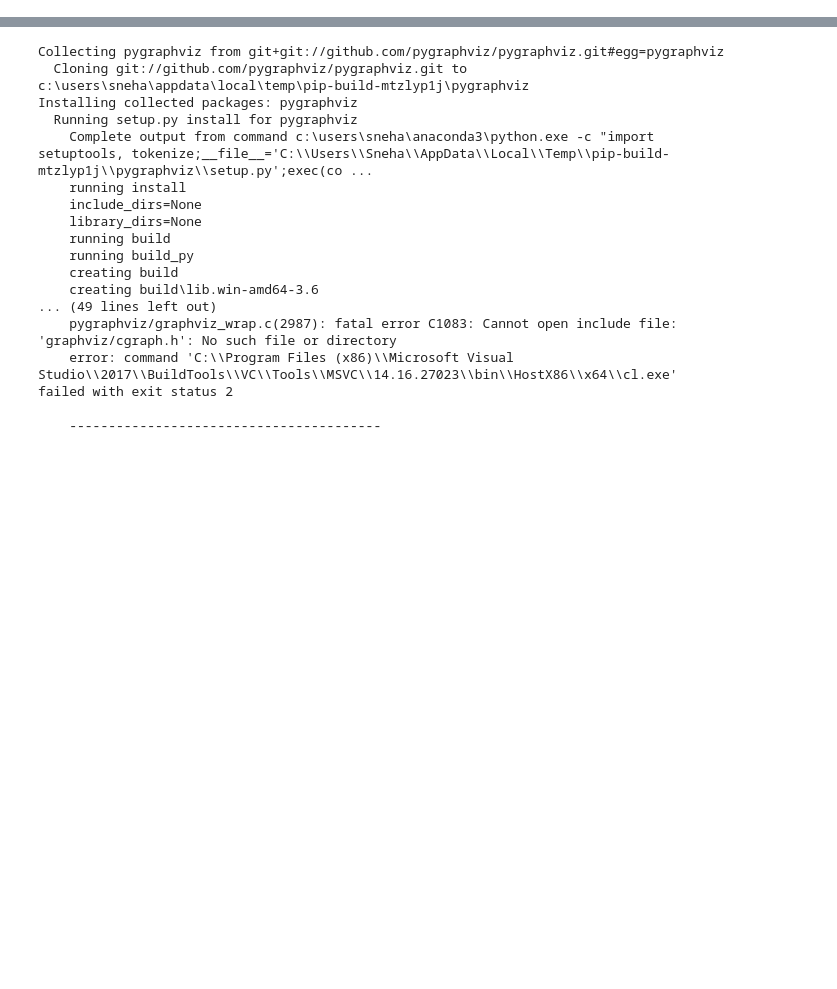
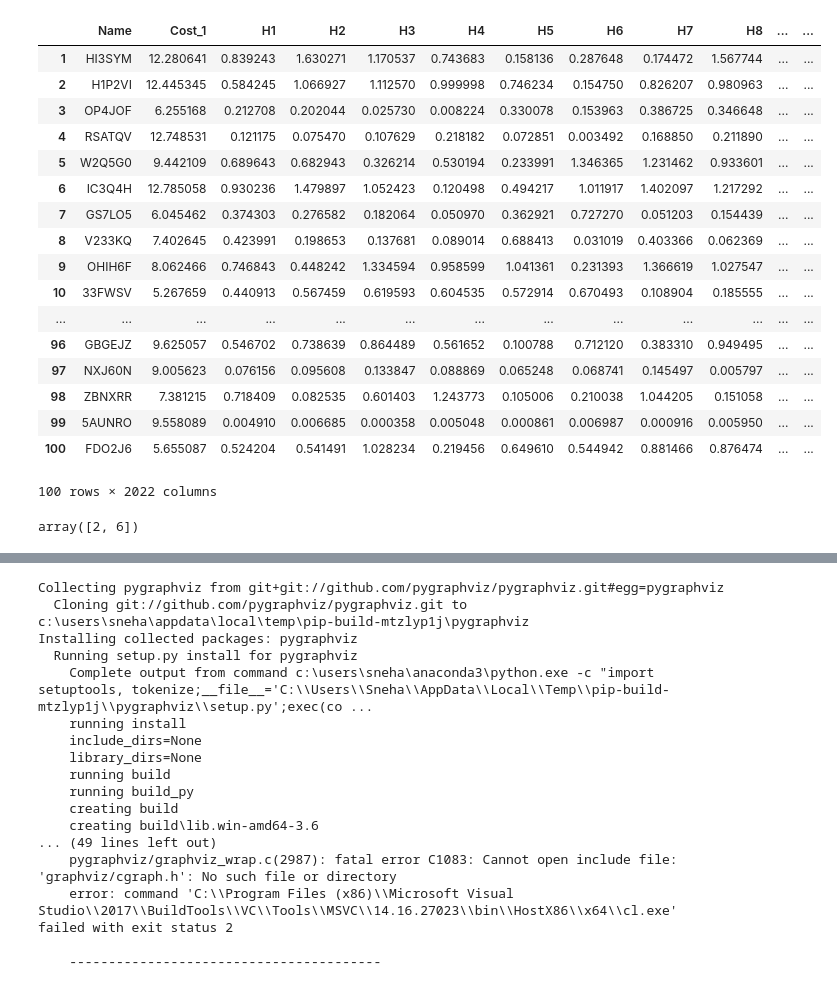
Before and after one commit to snehamaheshwari07/Risk-aware-Multi-Armed-Bandit, a Jupyter notebook: Untitled1.ipynb, the cells around one changed output, grey strips where cells are left out. Drawn from its saved outputs; the diff is of its cells as text; code cells hidden in the pictures; blank space fills up the shorter version.

```diff
--- a/Untitled1.ipynb
+++ b/Untitled1.ipynb
@@ -35,16 +37,48 @@ for j in range(0,2019):
 # %%
 #naming the headers for historical data rewards
 h=[]
 for j in range(2,21):
     h.append('H'+str(j))
 #number of R_{i,t} trials
 no_of_trials=2000
 #naming the headers for current data rewards
 r=[]
 for j in range(1,no_of_trials+1):
     r.append('R'+str(j))
 #appending columns
 for j in range (0,19):
     dataset[h[j]]=column[j]
 for j in range(19,no_of_trials+19):
     dataset[r[j-19]]=column[j]
+
+
+dataset
+# here columns of dataset represent (c_{i,t+1}/c_{i,t})
+#considering trial 1 at Cost_1
+# H1 implies c_{i,2}/c_{i,1}
+#cost at trial 2 is H1*Cost_1
+#at trial 2 H2 is unknown
+#reward at trial 2 is determined using H2
+#if H20 is considered to be the start
+#then cost at trial 1 is multiplication of columns till H20(all historical returns)
+#trial 1 begins from R1, where cost will be calculated by multiplying dataset entries till 20
+# And trial 1 estimated reward vector will be mean of reward till H20
+# %% [output]
+|  | Name | Cost_1 | H1 | H2 | H3 | H4 | H5 | H6 | H7 | H8 | ... | ... |
+| 1 | HI3SYM | 12.280641 | 0.839243 | 1.630271 | 1.170537 | 0.743683 | 0.158136 | 0.287648 | 0.174472 | 1.567744 | ... | ... |
+| 2 | H1P2VI | 12.445345 | 0.584245 | 1.066927 | 1.112570 | 0.999998 | 0.746234 | 0.154750 | 0.826207 | 0.980963 | ... | ... |
+| 3 | OP4JOF | 6.255168 | 0.212708 | 0.202044 | 0.025730 | 0.008224 | 0.330078 | 0.153963 | 0.386725 | 0.346648 | ... | ... |
+| 4 | RSATQV | 12.748531 | 0.121175 | 0.075470 | 0.107629 | 0.218182 | 0.072851 | 0.003492 | 0.168850 | 0.211890 | ... | ... |
+| 5 | W2Q5G0 | 9.442109 | 0.689643 | 0.682943 | 0.326214 | 0.530194 | 0.233991 | 1.346365 | 1.231462 | 0.933601 | ... | ... |
+| 6 | IC3Q4H | 12.785058 | 0.930236 | 1.479897 | 1.052423 | 0.120498 | 0.494217 | 1.011917 | 1.402097 | 1.217292 | ... | ... |
+| 7 | GS7LO5 | 6.045462 | 0.374303 | 0.276582 | 0.182064 | 0.050970 | 0.362921 | 0.727270 | 0.051203 | 0.154439 | ... | ... |
+| 8 | V233KQ | 7.402645 | 0.423991 | 0.198653 | 0.137681 | 0.089014 | 0.688413 | 0.031019 | 0.403366 | 0.062369 | ... | ... |
+| 9 | OHIH6F | 8.062466 | 0.746843 | 0.448242 | 1.334594 | 0.958599 | 1.041361 | 0.231393 | 1.366619 | 1.027547 | ... | ... |
+| 10 | 33FWSV | 5.267659 | 0.440913 | 0.567459 | 0.619593 | 0.604535 | 0.572914 | 0.670493 | 0.108904 | 0.185555 | ... | ... |
+| ... | ... | ... | ... | ... | ... | ... | ... | ... | ... | ... | ... | ... |
+| 96 | GBGEJZ | 9.625057 | 0.546702 | 0.738639 | 0.864489 | 0.561652 | 0.100788 | 0.712120 | 0.383310 | 0.949495 | ... | ... |
+| 97 | NXJ60N | 9.005623 | 0.076156 | 0.095608 | 0.133847 | 0.088869 | 0.065248 | 0.068741 | 0.145497 | 0.005797 | ... | ... |
+| 98 | ZBNXRR | 7.381215 | 0.718409 | 0.082535 | 0.601403 | 1.243773 | 0.105006 | 0.210038 | 1.044205 | 0.151058 | ... | ... |
+| 99 | 5AUNRO | 9.558089 | 0.004910 | 0.006685 | 0.000358 | 0.005048 | 0.000861 | 0.006987 | 0.000916 | 0.005950 | ... | ... |
+| 100 | FDO2J6 | 5.655087 | 0.524204 | 0.541491 | 1.028234 | 0.219456 | 0.649610 | 0.544942 | 0.881466 | 0.876474 | ... | ... |
+100 rows × 2022 columns
@@ -51,3 +115,10 @@ for j in range(19,no_of_trials+19):
+# %%
+a=[1,2]
+b=[2,3]
+c=[3,4]
+np.multiply(a,b)
+# %% [output]
+array([2, 6])
 # %%
 from math import log
 
```
Also changed, not shown: parts of 19 cells of this notebook.
